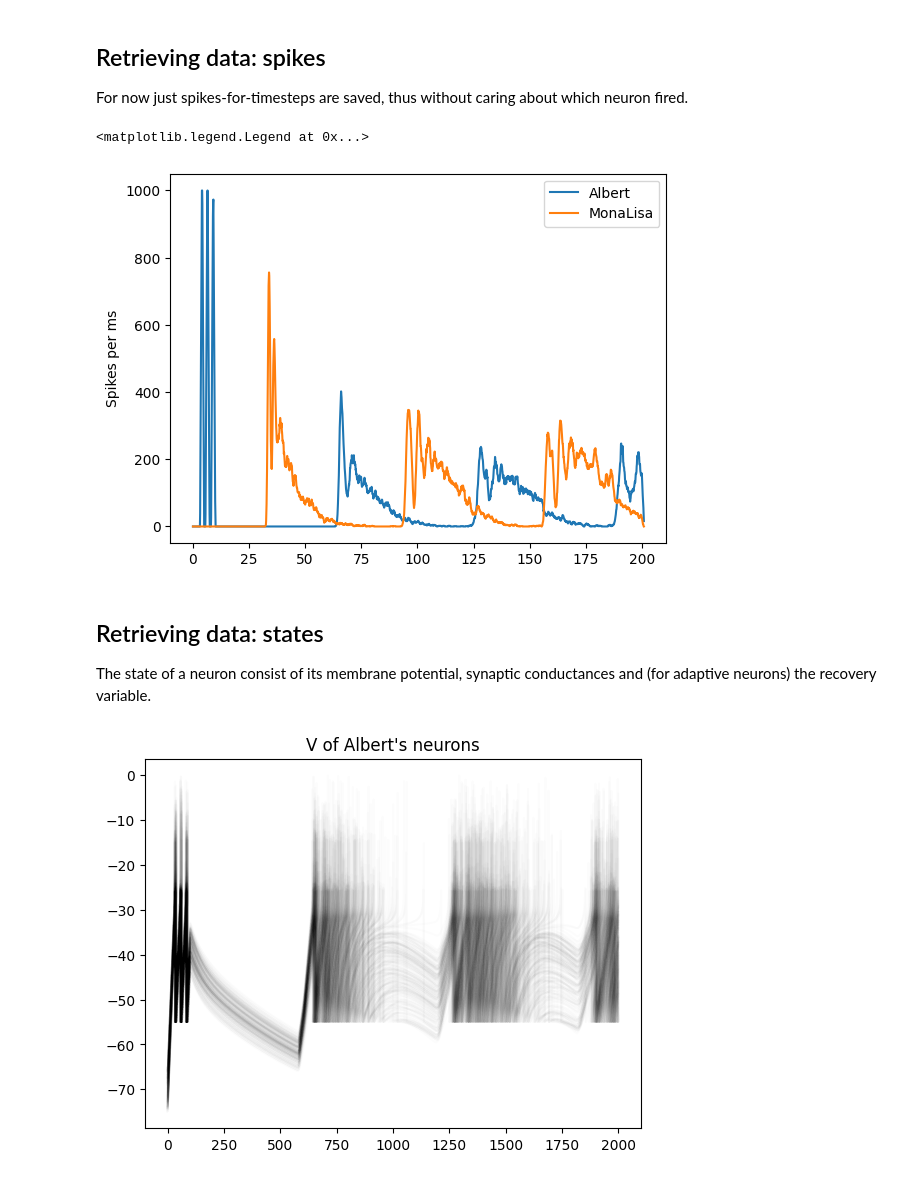
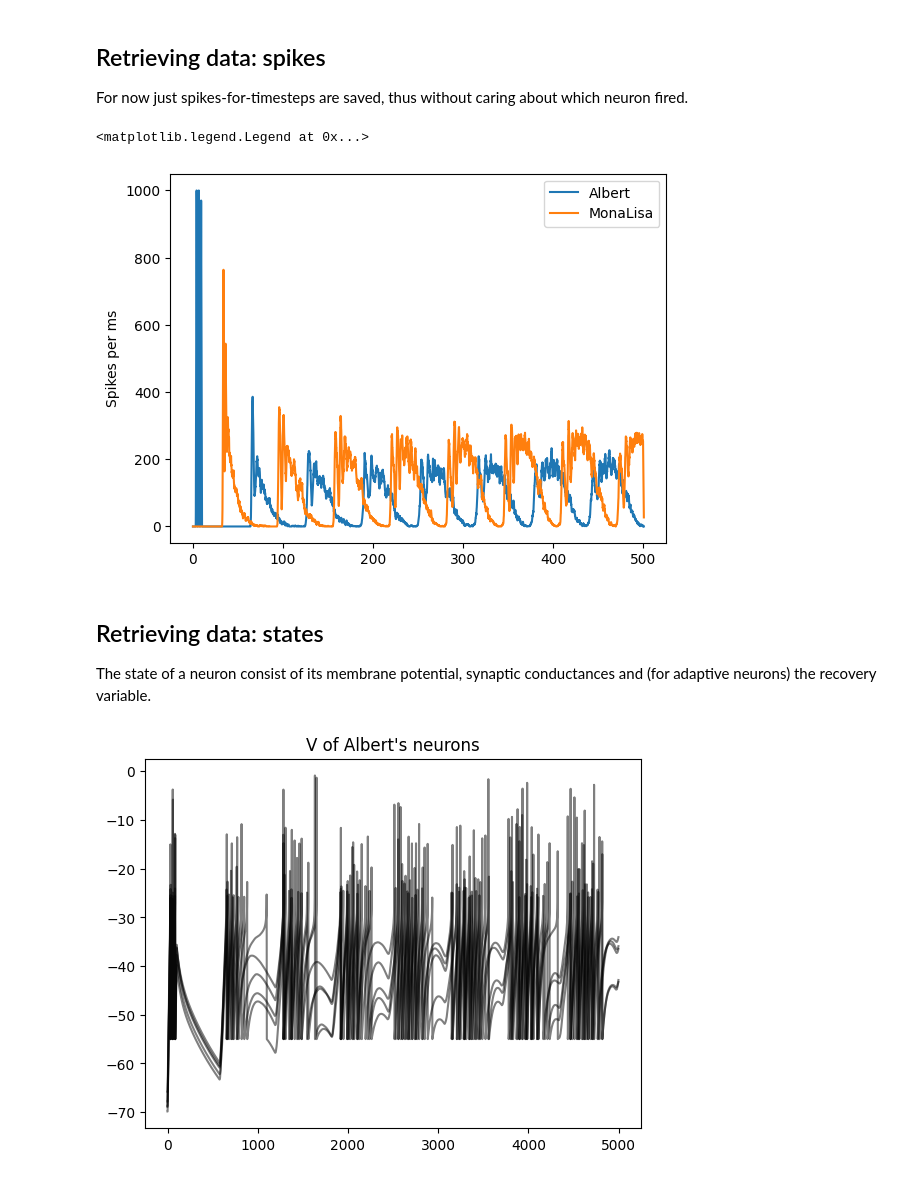
Before and after one commit to djanloo/quilt, a Jupyter notebook: example.ipynb, the cells around one changed output. Cells and saved outputs as stored; diff of their text form; code cells hidden in the pictures.

```diff
--- a/example.ipynb
+++ b/example.ipynb
@@ -76,5 +78,5 @@ spikenet.populations["Albert"].add_injector(500.0, 0, 10)
 # %% [markdown]
 ## Running
 # %%
-spikenet.interface.run(dt=0.1, time=200)
+spikenet.interface.run(dt=0.1, time=500)
 # %% [output]
@@ -106,7 +108,7 @@ plt.ylabel("Spikes per ms");
 plt.legend()
 # %% [output]
 <matplotlib.legend.Legend at 0x...>
-[figure, old version]
+[figure, new version]
 # %% [markdown]
 ## Retrieving data: states
 
@@ -114,11 +116,11 @@ The state of a neuron consist of its membrane potential, synaptic conductances a
 # %%
 states = np.array(albert_data['states'])
 # %%
-for i in range(200):
-    plt.plot(states[:, i, 0], color="k", alpha=0.01)
+for i in range(5):
+    plt.plot(states[:, i, 0], color="k", alpha=0.5)
     plt.title("V of Albert's neurons")
 # %% [output]
-[figure, old version]
+[figure, new version]
 # %%
 for i in range(200):
     plt.plot(states[:, i, 1], alpha=0.01, color="k")
```
Also changed, not shown: parts of 7 cells of this notebook.
